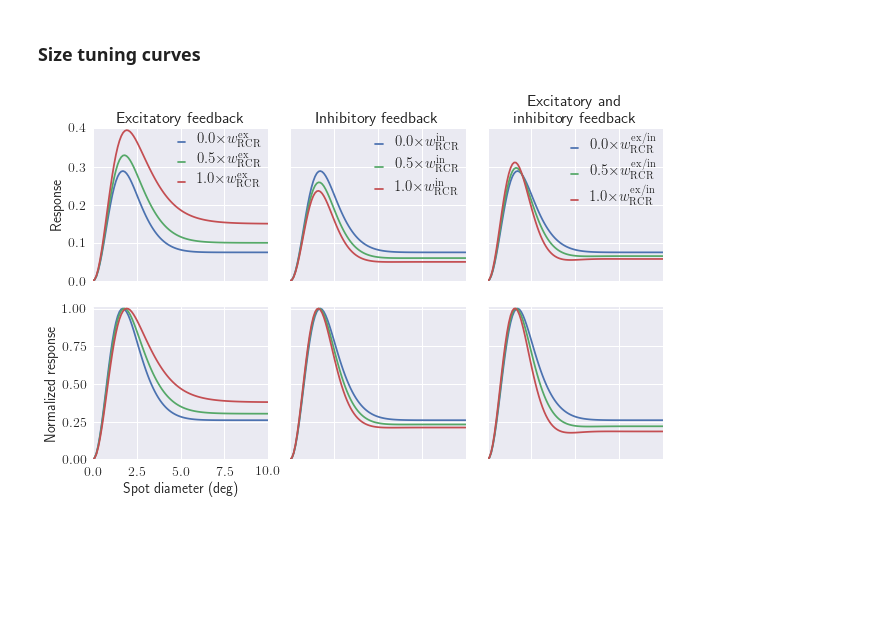
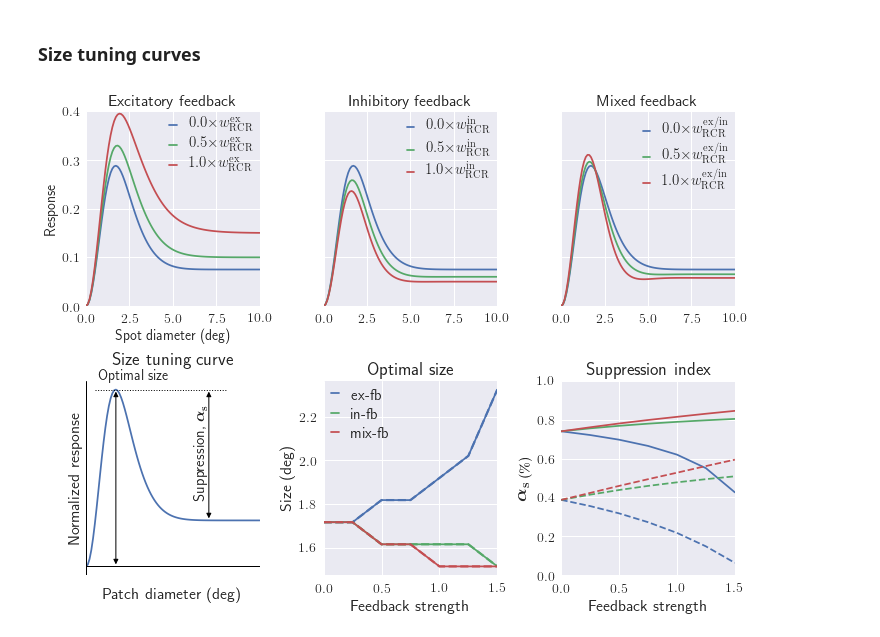
Before and after one commit to miladh/edog-simulations, a Jupyter notebook: size_tuning/size_tuning.ipynb, the cells around one changed output. Drawn from its saved outputs; the diff is of its cells as text; code cells hidden in the pictures; blank space fills up the shorter version.

Commit message:
size tuning: merged figs

```diff
--- a/size_tuning/size_tuning.ipynb
+++ b/size_tuning/size_tuning.ipynb
@@ -124,58 +124,116 @@ for k in k_id:
 # %% [markdown]
 ### Size tuning curves
 # %%
-titles = ["Excitatory feedback", "Inhibitory feedback", "Excitatory and\ninhibitory feedback"]
+titles = ["Excitatory feedback", "Inhibitory feedback", "Mixed feedback"]
 labels = [r"$w^\mathrm{ex}_{\mathrm{RCR}}$", r"$w^\mathrm{in}_{\mathrm{RCR}}$",
           r"$w^\mathrm{ex/in}_{\mathrm{RCR}}$"]
 
 for k in k_id:
-    fig, ((ax1, ax2, ax3), (ax4, ax5, ax6)) = plt.subplots(2, 3, figsize=(9, 6), sharey="row", sharex="col")
+    fig, ((ax1, ax2, ax3), (ax4, ax5, ax6)) = plt.subplots(2, 3, figsize=(10, 7.5))
+    fig.subplots_adjust(hspace=0.5)
     if k > 0.0:
         wavenumber=network.integrator.spatial_angular_freqs[int(k)]
         fig.text(0.39, 0.97, ("Patch grating ({})").format(round(wavenumber, 2)), fontsize=18)
 
     # Size tuning curves:
     for ax, w_rc, curves, title, label in zip([ax1, ax2, ax3],
                                                [w_rc_ex, w_rc_in, w_rc_mix],
                                                [size_tuning["fb_ex"][k]["tuning_curve"],
                                                 size_tuning["fb_in"][k]["tuning_curve"],
                                                 size_tuning["fb_mix"][k]["tuning_curve"]],
                                                titles, labels):
 
         for w, curve in zip(w_rc[::2][:-1], curves[::2][:-1]):
             ax.plot(patch_diameter, curve, '-', label=r"${} \times $".format(round(w, 1))+label)
 
         ax.set_xlim([0, 10])
         ax.set_ylim([0, 0.4])
         ax.legend(fontsize=15, handlelength=0.5, labelspacing=0.4, borderpad=0.0)
         ax.set_title(title)
 
 
     ax1.set_ylabel("Response")
-    ax2.set_xticklabels([])
-    ax3.set_xticklabels([])
+    ax1.set_xlabel("Spot diameter (deg)")
+    ax2.set_yticklabels([])
+    ax3.set_yticklabels([])
+
+    # optimal size
+    ax5.plot(w_rc_ex, size_tuning["fb_ex"][0.0]["cen_size"], 'C0-', label="ex-fb")
+    ax5.plot(w_rc_in, size_tuning["fb_in"][0.0]["cen_size"], 'C1-', label="in-fb")
+    ax5.plot(w_rc_mix, size_tuning["fb_mix"][0.0]["cen_size"], 'C2-', label="mix-fb")
+    ax5.plot(w_rc_ex, size_tuning["fb_ex"][2.0]["cen_size"], 'C0--', lw=2.2)
+    ax5.plot(w_rc_in, size_tuning["fb_in"][2.0]["cen_size"], 'C1--', lw=2.2)
+    ax5.plot(w_rc_mix, size_tuning["fb_mix"][2.0]["cen_size"], 'C2--', lw=2.2)
+
+    ax5.legend(fontsize=15, handlelength=0.5, labelspacing=0.4, borderpad=0.0)
+    ax5.set_title("Optimal size", fontsize=18)
+    ax5.set_ylabel("Size (deg)", fontsize=16)
+    ax5.set_xlabel("Feedback strength", fontsize=16)
+    ax5.set_xlim([0, 1.5])
+
+    # suppression index
+    ax6.plot(w_rc_ex, size_tuning["fb_ex"][0.0]["supp_index"], 'C0-', label="ex-fb")
+    ax6.plot(w_rc_in, size_tuning["fb_in"][0.0]["supp_index"], 'C1-', label="in-fb")
+    ax6.plot(w_rc_mix, size_tuning["fb_mix"][0.0]["supp_index"], 'C2-', label="mix-fb")
+    ax6.plot(w_rc_ex, size_tuning["fb_ex"][2.0]["supp_index"], 'C0--')
+    ax6.plot(w_rc_in, size_tuning["fb_in"][2.0]["supp_index"], 'C1--')
+    ax6.plot(w_rc_mix, size_tuning["fb_mix"][2.0]["supp_index"], 'C2--')
+
+    ax6.set_title(r"Suppression index", fontsize=18)
+    ax6.set_ylabel(r"$\boldsymbol{\alpha_\mathrm{s\;(\%)}}$", fontsize=18)
+    ax6.set_xlabel("Feedback strength", fontsize=16)
+
+    ax6.set_xlim([0, 1.5])
+    ax6.set_ylim([0, 1])
 
 
-    # Normalized tuning curves:
-    for ax, w_rc, curves, title, label in zip([ax4, ax5, ax6],
-                                               [w_rc_ex, w_rc_in, w_rc_mix],
-                                               [size_tuning["fb_ex"][k]["tuning_curve"],
-                                                size_tuning["fb_in"][k]["tuning_curve"],
-                                                size_tuning["fb_mix"][k]["tuning_curve"]],
-                                               titles, labels):
 
-        for w, curve in zip(w_rc[::2][:-1], curves[::2][:-1]):
-            norm_curve = (curve - curve.min()) / (curve - curve.min()).max()
-            ax.plot(patch_diameter, norm_curve, '-', label=r"${} \times$".format(round(w, 1))+label)
+    # illustrative figure
+    curve = size_tuning["fb_ex"][0.0]["tuning_curve"][0,:]
+    norm_curve = (curve - curve.min()) / (curve - curve.min()).max()
 
-        ax.set_xlim([0, 10])
-        ax.set_ylim([0, 1.01])
+    ax4.plot(patch_diameter, norm_curve)
+    ax4.set_xlim([0, 10])
+    ax4.set_ylabel("Normalized response", fontsize=16)
+    ax4.set_xlabel("Patch diameter (deg)", labelpad=20, fontsize=16)
+    ax4.set_title("Size tuning curve", y=1.05, fontsize=18)
 
-    ax4.set_ylabel("Normalized response")
-    ax4.set_xlabel("Spot diameter (deg)")
-    if k > 0.0:
-        ax4.set_xlabel("Patch diameter (deg)")
+    ax4.spines['left'].set_position(('data', 0))
+    ax4.spines['right'].set_color('none')
+    ax4.spines['top'].set_color('none')
+    ax4.spines['bottom'].set_position(('data', 0))
+
+    ax4.xaxis.set_ticks_position('none')
+    ax4.yaxis.set_ticks_position('none')
+
+    ax4.set_yticks([])
+    ax4.set_xticks([])
+
+    ax4.grid(False)
+
+    ax4.set_facecolor("w")
+    ax4.axhline(y=0, color='k', linewidth=1.)
+    ax4.axvline(x=0, color='k', linewidth=1.)
+
+
+    max_id = np.where(norm_curve == norm_curve.max())
+    xmax = patch_diameter[max_id].magnitude
+    ymax = norm_curve.max()
+    xsteady = patch_diameter[-30].magnitude
+    ysteady = norm_curve[-30]
+
+    ax4.plot([0.5, patch_diameter[-20]], [ymax, ymax], color='k', linewidth=1, linestyle=":")
+
+    ax4.annotate("Optimal size", xy=(xmax-1., ymax+ymax*0.05), xycoords='data', xytext=(-1, +1),
+                 textcoords='offset points', fontsize=14)
+    ax4.annotate("", xy=(xmax, 0), xycoords='data', xytext=(xmax, ymax), textcoords='data',
+                 arrowprops={'arrowstyle': '<|-|>', 'linestyle': '-', 'linewidth': 1, 'color': 'k'})
+
+    ax4.annotate(r"Suppression, $\boldsymbol{\alpha_\mathrm{s}}$", xy=(xsteady-0.7, (ymax-ysteady)*1.15),
+                 xycoords='data', xytext=(-1, +1), textcoords='offset points', rotation=90, fontsize=15)
+    ax4.annotate("", xy=(xsteady, ysteady), xycoords='data', xytext=(xsteady, ymax), textcoords='data',
+                 arrowprops={'arrowstyle': '<|-|>', 'linestyle': '-', 'linewidth': 1, 'color': 'k'})
 
     fig.tight_layout()
 # %% [output]
-[figure, old version]
+[figure, new version]
```
Also changed, not shown: parts of 3 cells of this notebook.
